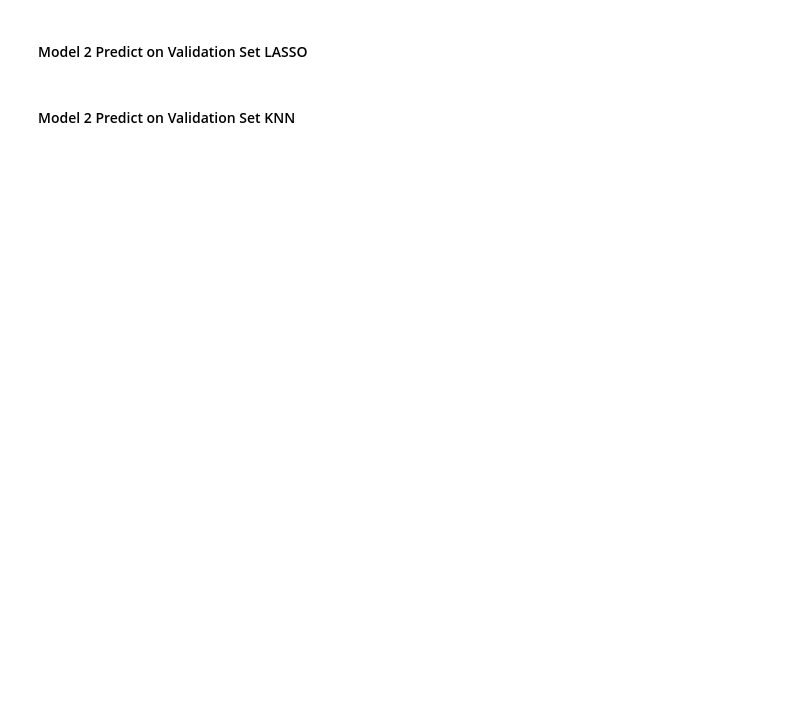
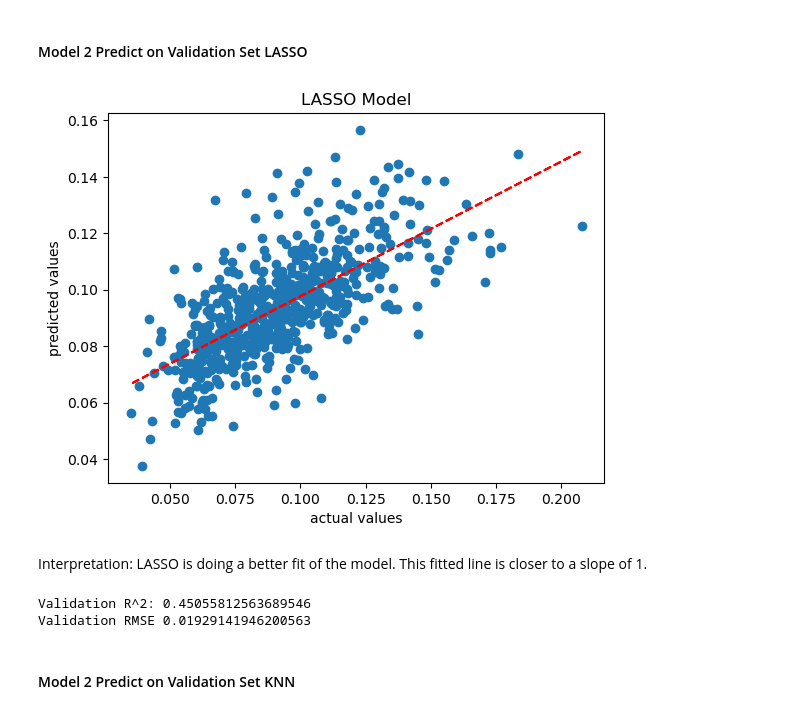
Before and after one commit to brendasciepura/Computational-Social-Science-Projects, a Jupyter notebook: Project 2/Project 2 - Brenda Sciepura.ipynb, the cells around one changed output. Drawn from its saved outputs; the diff is of its cells as text; code cells hidden in the pictures; blank space fills up the shorter version.

```diff
--- a/Project 2/Project 2 - Brenda Sciepura.ipynb
+++ b/Project 2/Project 2 - Brenda Sciepura.ipynb
@@ -693,7 +621,7 @@ best_lin_pred = lin_grid_reg.best_estimator_.predict(X_validate)     # find best
 #### Model 2 Training: LASSO
 # %%
 # create model
-lasso_reg = Lasso(max_iter=15000)  # note the hypterparameter tuning will not converge with max_iter < 15000
+lasso_reg = Lasso(max_iter=15000, alpha=.001)  # note the hypterparameter tuning will not converge with max_iter < 15000
 
 ## fit model
 lasso_model = lasso_reg.fit(X_train,
@@ -766,19 +680,34 @@ TypeError: 'numpy.float64' object is not callable
 # %% [markdown]
 #### Model 2 Predict on Validation Set LASSO
+# %%
+# using the validation dataset and the trained model, predict y
+lasso_pred = lasso_model.predict(X_validate)
 # %%
-# select the best performing model and predict with that on validation dataset
-best_index = np.argmax(lasso_grid_reg.cv_results_["mean_test_score"])   # find the best performing model
-best_lasso_pred = lasso_grid_reg.best_estimator_.predict(X_validate)    # find best estimator and predict on validate
-
 # Plot the residuals on a scatter plot
-plt.scatter(y_validate, best_lasso_pred)
+plt.scatter(y_validate, lasso_pred)
 plt.title('LASSO Model')
 plt.xlabel('actual values')
 plt.ylabel('predicted values')
+
+# Calculate the line of best fit (regression line)
+slope, intercept = np.polyfit(y_validate, lasso_pred, 1)
+
+# Create the fitted line
+fit_line = slope * np.array(y_validate) + intercept
+
+# Plot the fitted line
+plt.plot(y_validate, fit_line, color='red', linestyle='--')
+
+# Show the plot
 plt.show()
+# %% [output]
+[figure, added]
+# %% [markdown]
+Interpretation: LASSO is doing a better fit of the model. This fitted line is closer to a slope of 1.
 # %%
 # print the results
-print(lasso_grid_reg.cv_results_["params"][best_index])
-print('Best CV R^2:', max(lasso_grid_reg.cv_results_["mean_test_score"]))
-print('Validation R^2:', lasso_grid_reg.score(X_validate, y_validate))
-print('Validation RMSE', rmse(best_lasso_pred, y_validate))
+print('Validation R^2:', lasso_model.score(X_validate, y_validate))
+print('Validation RMSE', rmse(lasso_pred, y_validate))
+# %% [output]
+Validation R^2: 0.45055812563689546
+Validation RMSE 0.01929141946200563
```
Also changed, not shown: parts of 67 cells of this notebook.
